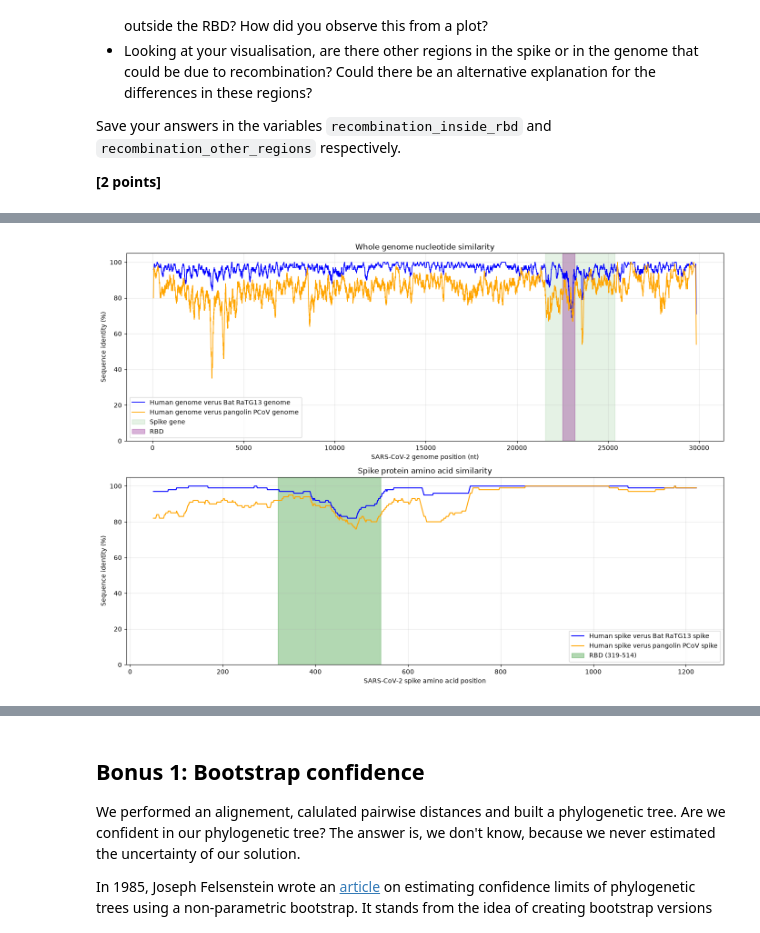
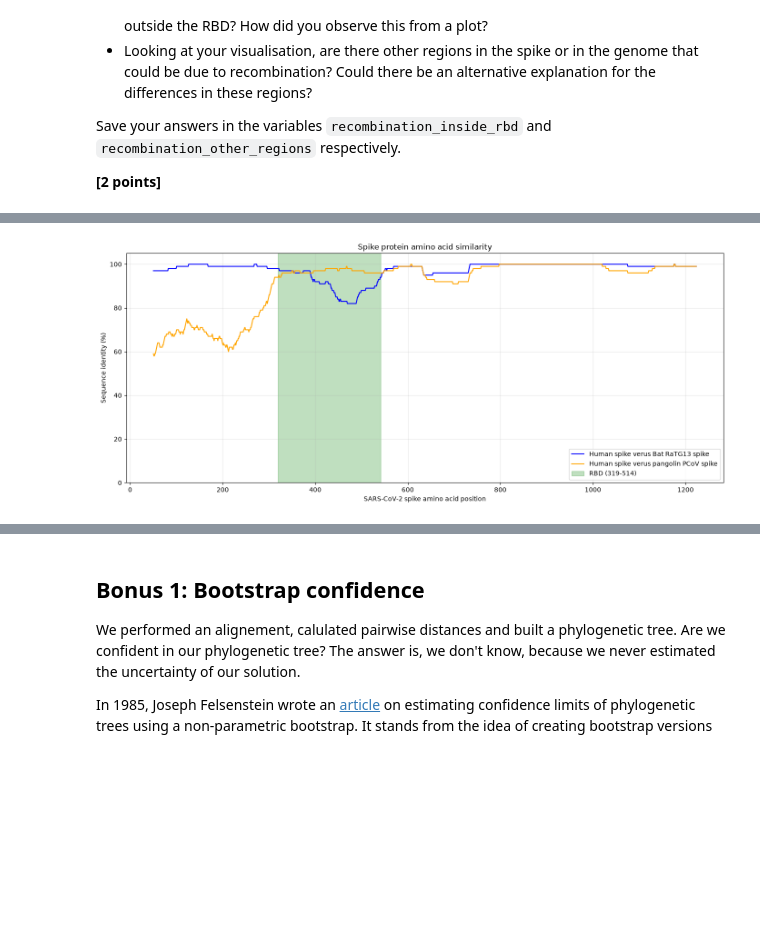
Before and after one commit to Shaelynnnn/assign_phylo, a Jupyter notebook: phylo_workbook.ipynb, the cells around one changed output, grey strips where cells are left out. Cells and saved outputs as stored; diff of their text form; code cells hidden in the pictures; blank space fills up the shorter version.

```diff
--- a/phylo_workbook.ipynb
+++ b/phylo_workbook.ipynb
@@ -609,83 +623,65 @@ rbd_genome_end = (spike_genome_start + rbd_end * 3 - 1)
+# %%
+window_size = 100
+
+# genome
+bat_pos, bat_similarity = (
+    sliding_window_similarity(
+        human_bat_align,
+        bat_align,
+        window_size
+    )
+)
+
+pangolin_pos, pangolin_similarity = (
+    sliding_window_similarity(
+        human_pangolin_align,
+        pangolin_align,
+        window_size
+    )
+)
 # %%
+# RBD position
+rbd_start = 319
+rbd_end = 541
+
 # create the figure
-fig, axes = plt.subplots(2, 1, figsize=(14, 10))
-
-# whole genome
-axes[0].plot(
-    genome_pos,
-    genome_bat_similarity * 100,
-    label="Human genome verus Bat RaTG13 genome",
-    color="blue",
-    linewidth=1.2
-)
-
-axes[0].plot(
-    genome_pos,
-    genome_pangolin_similarity * 100,
-    label="Human genome verus pangolin PCoV genome",
-    color="orange",
-    linewidth=1.2
-)
-
-axes[0].axvspan(
-    21563,
-    25384,
-    color="green",
-    alpha=0.1,
-    label="Spike gene"
-)
-
-axes[0].axvspan(
-    rbd_genome_start,
-    rbd_genome_end,
-    color="purple",
-    alpha=0.3,
-    label="RBD"
-)
-
-axes[0].set_title("Whole genome nucleotide similarity")
-axes[0].set_xlabel("SARS-CoV-2 genome position (nt)")
-axes[0].set_ylabel("Sequence identity (%)")
-
-axes[0].set_ylim(0, 105)
-axes[0].legend()
-axes[0].grid(alpha=0.3)
+fig, axes = plt.subplots(figsize=(14, 6))
 
 # spike protein
-axes[1].plot(
-    spike_pos,
-    spike_bat_similarity * 100,
+axes.plot(
+    bat_pos,
+    bat_similarity * 100,
     label="Human spike verus Bat RaTG13 spike",
     color="blue",
     linewidth=1.5
 )
 
-axes[1].plot(
-    spike_pos,
-    spike_pangolin_similarity * 100,
+axes.plot(
+    pangolin_pos,
+    pangolin_similarity * 100,
     label="Human spike verus pangolin PCoV spike",
     color="orange",
     linewidth=1.5
 )
 
-axes[1].axvspan(
+axes.axvspan(
     rbd_start,
     rbd_end,
     color="green",
-    alpha=0.3,
+    alpha=0.25,
     label="RBD (319-514)"
 )
 
-axes[1].set_title("Spike protein amino acid similarity")
-axes[1].set_xlabel("SARS-CoV-2 spike amino acid position")
-axes[1].set_ylabel("Sequence identity (%)")
+axes.set_title("Spike protein amino acid similarity")
+axes.set_xlabel("SARS-CoV-2 spike amino acid position")
+axes.set_ylabel("Sequence identity (%)")
 
-axes[1].set_ylim(0, 105)
-axes[1].legend()
-axes[1].grid(alpha=0.3)
+axes.set_ylim(0, 105)
+axes.legend()
+axes.grid(alpha=0.3)
 
 plt.tight_layout()
 plt.savefig("recombination.svg")
 plt.show()
 # %% [output]
-[figure, old version]
+[figure, new version]
```
Also changed, not shown: parts of 15 cells of this notebook, 3 other files.
